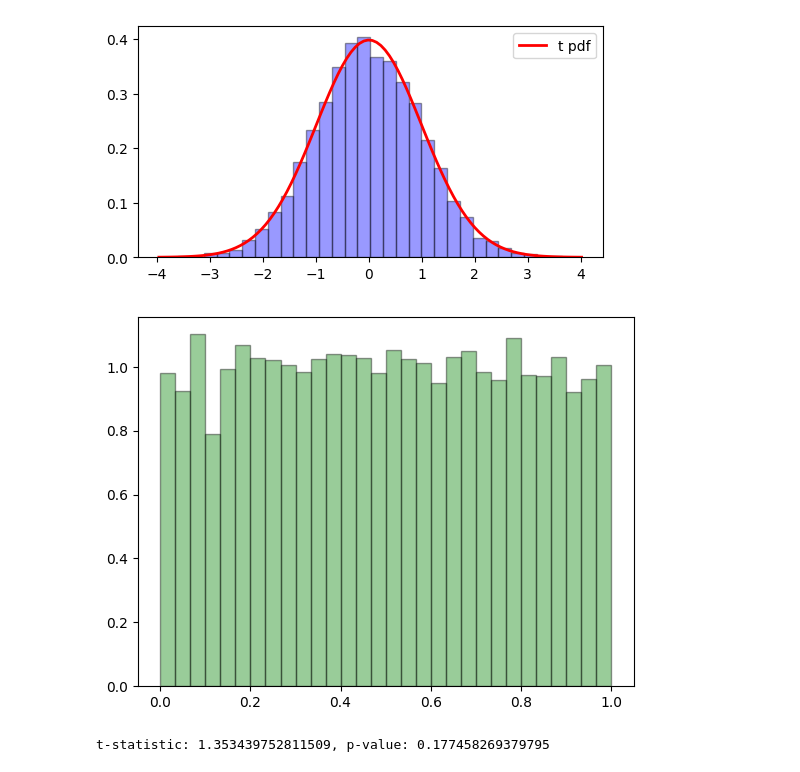
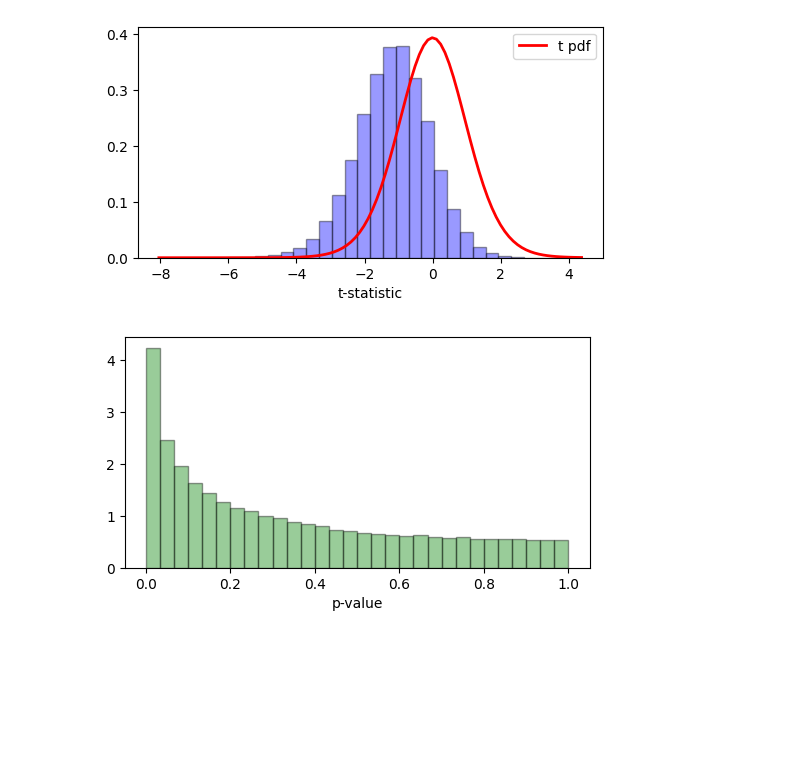
Before and after one commit to ntpuccw/InClassCoding, a Jupyter notebook: gar1022.ipynb, the cells around one changed output. Cells and saved outputs as stored; diff of their text form; code cells hidden in the pictures; blank space fills up the shorter version.

```diff
--- a/gar1022.ipynb
+++ b/gar1022.ipynb
@@ -4,52 +4,38 @@ import numpy as np
 from scipy import stats as stat
 import matplotlib.pyplot as plt
 
-mu1, sigma1, n1 = 0, 1, 100
-mu2, sigma2, n2 = 0, 1, 100
-N = 10000
+# Data from H0: mu1 = mu2
+mu1, sigma1, n1 = 0, 1, 10
+mu2, sigma2, n2 = 0.5, 1, 10
+N = 100000
 
 X1 = stat.norm.rvs(loc=mu1, scale=sigma1, size=(n1, N))
 X2 = stat.norm.rvs(loc=mu2, scale=sigma2, size=(n2, N))
 T = (X1.mean(axis=0) - X2.mean(axis=0)) / \
     np.sqrt(X1.var(axis=0, ddof=1) / n1 + X2.var(axis=0, ddof=1) / n2)
 Pvalue = 2 * stat.t.cdf(-abs(T), df=n1+n2-2)
 # T = np.zeros(N)
 # for i in range(N):
 #     x1 = stat.norm.rvs(loc=mu1, scale=sigma1, size=n1)
 #     x2 = stat.norm.rvs(loc=mu2, scale=sigma2, size=n2)
 #     t = (x1.mean() - x2.mean()) / \
 #     np.sqrt(x1.var(ddof=1) / n1 + x2.var(ddof=1) / n2)
 #     T[i] = t
 
 fig = plt.figure(figsize=(6,3))
 plt.hist(T, bins=30, density=True, alpha=0.4, color='b', edgecolor='k')
 xmin, xmax = plt.xlim()
 x = np.linspace(xmin, xmax, 100)
 y = stat.t.pdf(x, df=n1+n2-2)
 plt.plot(x, y, 'r-', lw=2, label='t pdf')
+plt.xlabel('t-statistic')
 plt.legend()
 plt.show()
 
 fig = plt.figure(figsize=(6,3))
 plt.hist(Pvalue, bins=30, density=True, alpha=0.4, color='g', edgecolor='k')
+plt.xlabel('p-value')
 plt.show()
 # %% [output]
-[figure, old version]
+[figure, new version]
-[figure, old version]
+[figure, new version]
-# %%
-import numpy as np
-from scipy import stats as stat
-import matplotlib.pyplot as plt
-
-mu1, sigma1, n1 = 0, 1, 100
-mu2, sigma2, n2 = 0, 1, 100
-
-x1 = stat.norm.rvs(loc=mu1, scale=sigma1, size=n1)
-x2 = stat.norm.rvs(loc=mu2, scale=sigma2, size=n2)
-t = (x1.mean() - x2.mean()) / \
-    np.sqrt(x1.var(ddof=1) / n1 + x2.var(ddof=1) / n2)
-
-pvalue = 2 * stat.t.cdf(-abs(t), df=n1+n2-2)
-print(f't-statistic: {t}, p-value: {pvalue}')
-# %% [output]
-t-statistic: 1.353439752811509, p-value: 0.177458269379795
```
Also changed, not shown: parts of 2 cells of this notebook.
